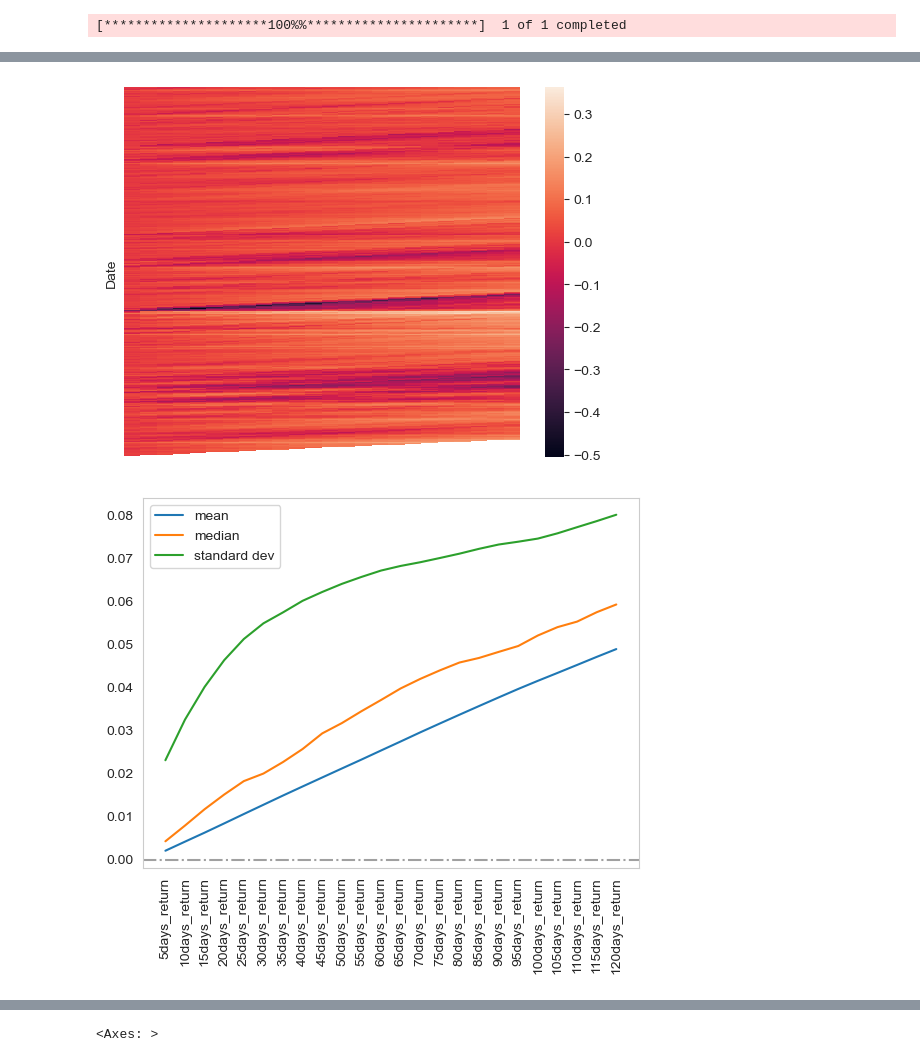
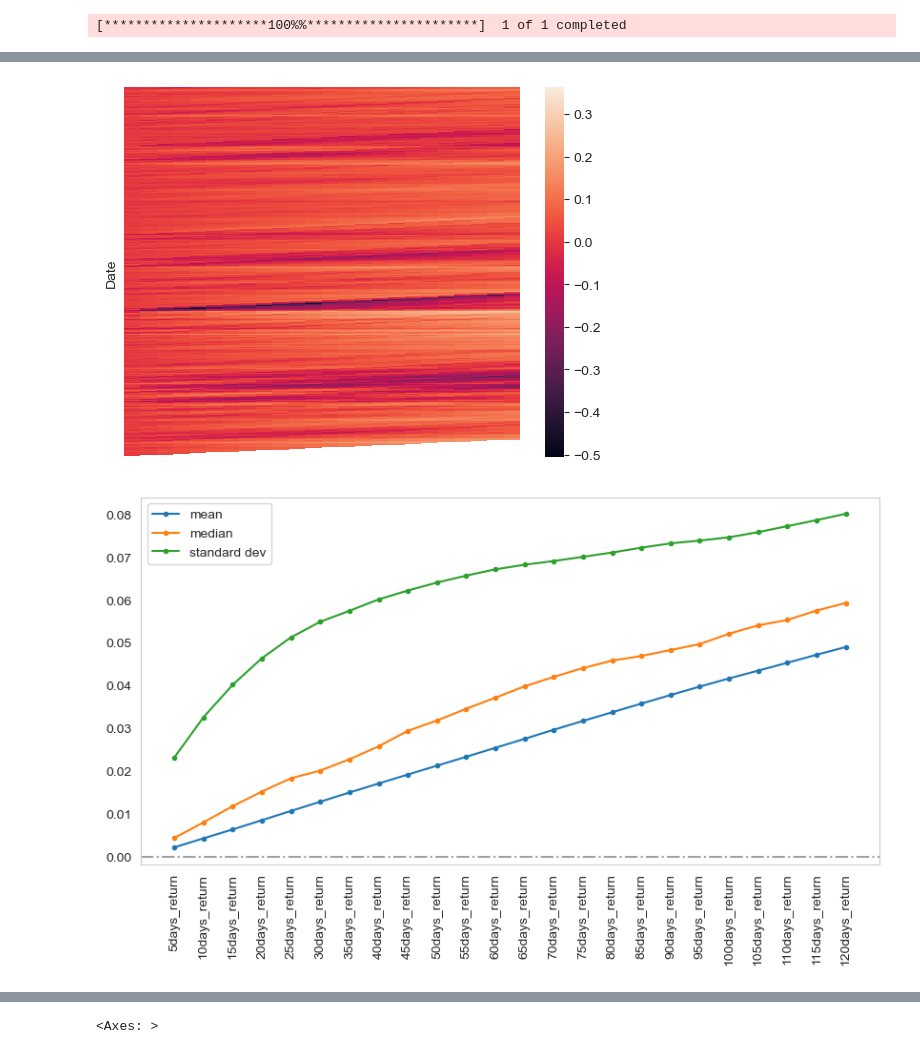
Before and after one commit to Tommylee1013/QuantResearch, a Jupyter notebook: Notes/SPY_boxplot.ipynb, the cells around one changed output, grey strips where cells are left out. Drawn from its saved outputs; the diff is of its cells as text; code cells hidden in the pictures.

```diff
--- a/Notes/SPY_boxplot.ipynb
+++ b/Notes/SPY_boxplot.ipynb
@@ -11,7 +11,7 @@ import numpy as np
 import matplotlib.pyplot as plt
 
 start_date = '2014-01-01'
-end_date = '2024-03-22'
+end_date = '2024-03-25'
 
 data = yf.download('SPY', start = start_date, end = end_date)
 
@@ -55,20 +55,23 @@ plt.tick_params(axis='x', labelbottom=False)
 plt.tick_params(axis='y', labelleft=False)
 plt.show()
 # %% [output]
-[figure, old version]
+[figure, new version]
 # %%
+plt.figure(figsize = (10, 5))
 plt.plot(
-    return_data.mean(axis = 0), label = 'mean'
+    return_data.mean(axis = 0), label = 'mean',
+    marker = '.'
 )
 plt.plot(
-    return_data.median(axis = 0), label = 'median'
+    return_data.median(axis = 0), label = 'median',
+    marker = '.'
 )
-plt.plot(return_data.std(axis = 0), label = 'standard dev')
+plt.plot(return_data.std(axis = 0), label = 'standard dev', marker = '.')
 plt.grid(False)
 plt.legend()
 plt.xticks(rotation = 90)
 plt.axhline(0, color = 'gray', ls = '-.', alpha = 0.75)
 plt.show()
 # %% [output]
-[figure, old version]
+[figure, new version]
 # %%
```
Also changed, not shown: parts of 31 cells of this notebook, 6 other files.
